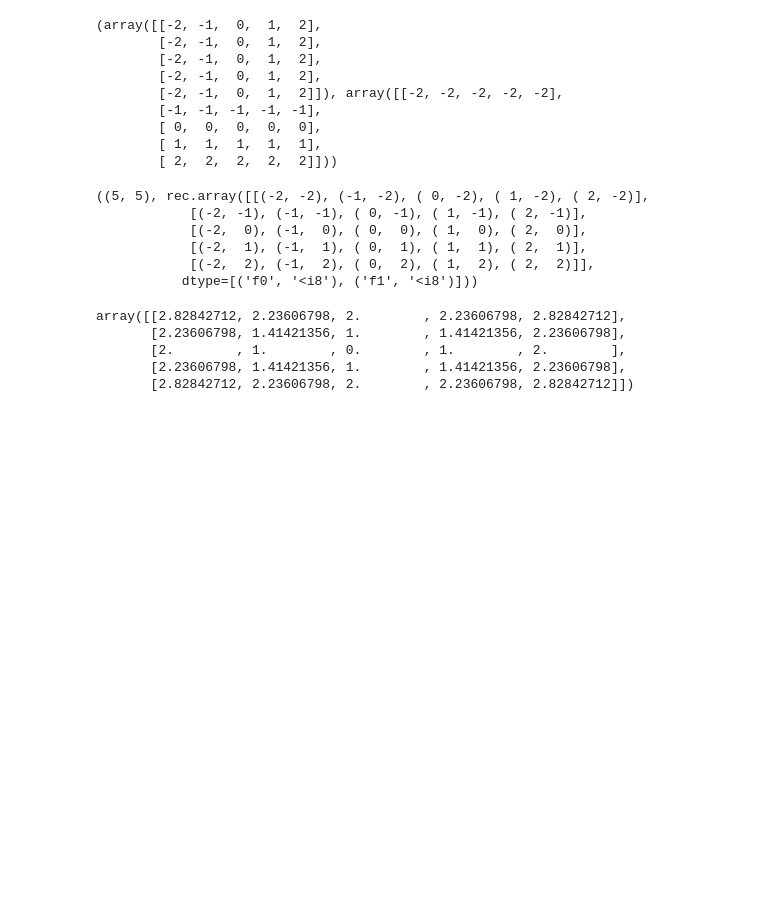
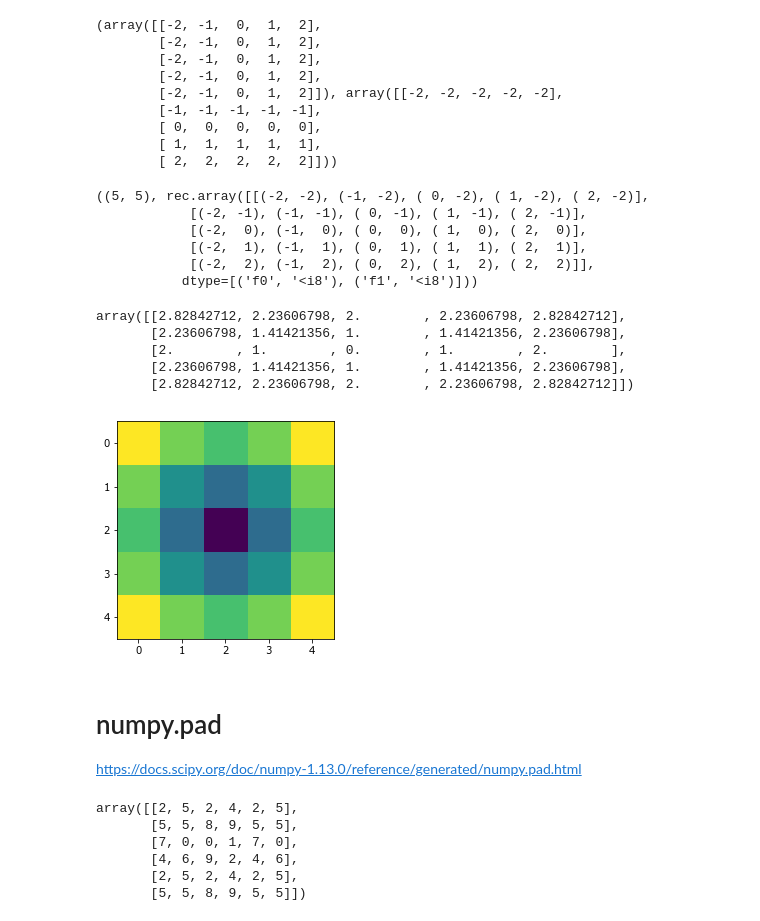
Before and after one commit to yexxyy/jupyter_notebook, a Jupyter notebook: 工具学习/numpy.ipynb, the cells around one changed output. Drawn from its saved outputs; the diff is of its cells as text; code cells hidden in the pictures; blank space fills up the shorter version.

```diff
--- a/工具学习/numpy.ipynb
+++ b/工具学习/numpy.ipynb
@@ -354,3 +368,25 @@ array([[2.82842712, 2.23606798, 2.        , 2.23606798, 2.82842712],
        [2.        , 1.        , 0.        , 1.        , 2.        ],
        [2.23606798, 1.41421356, 1.        , 1.41421356, 2.23606798],
        [2.82842712, 2.23606798, 2.        , 2.23606798, 2.82842712]])
+# %%
+import matplotlib.pyplot as plt
+fig,ax=plt.subplots()
+imgplot=plt.imshow(test)
+plt.show()
+# %% [output]
+[figure, added]
+# %% [markdown]
+# numpy.pad
+https://docs.scipy.org/doc/numpy-1.13.0/reference/generated/numpy.pad.html
+# %%
+np.random.seed(1)
+arr=np.random.choice(10,(4,4))
+arr_paded=np.pad(arr,1,mode='wrap')
+arr_paded
+# %% [output]
+array([[2, 5, 2, 4, 2, 5],
+       [5, 5, 8, 9, 5, 5],
+       [7, 0, 0, 1, 7, 0],
+       [4, 6, 9, 2, 4, 6],
+       [2, 5, 2, 4, 2, 5],
+       [5, 5, 8, 9, 5, 5]])
```
Also changed, not shown: parts of 6 cells of this notebook, 3 other files.
